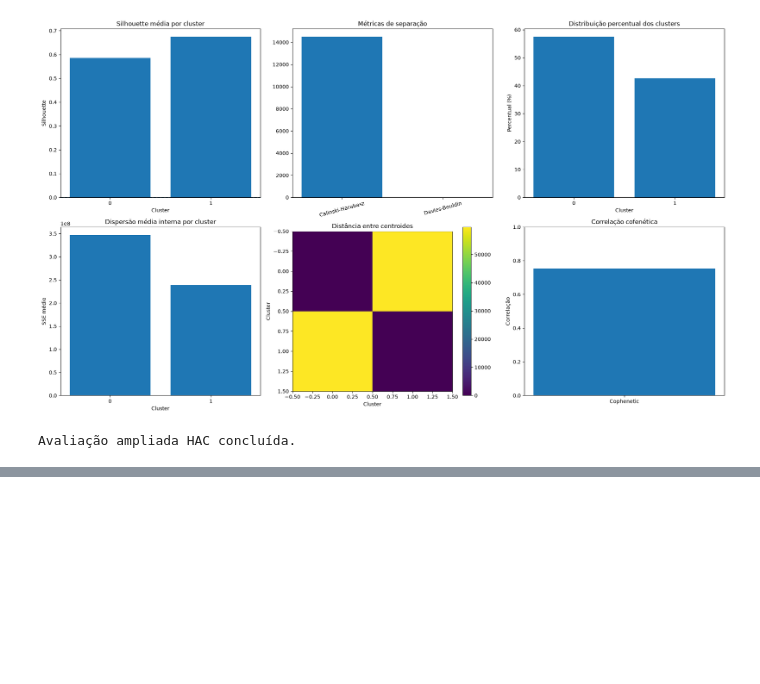
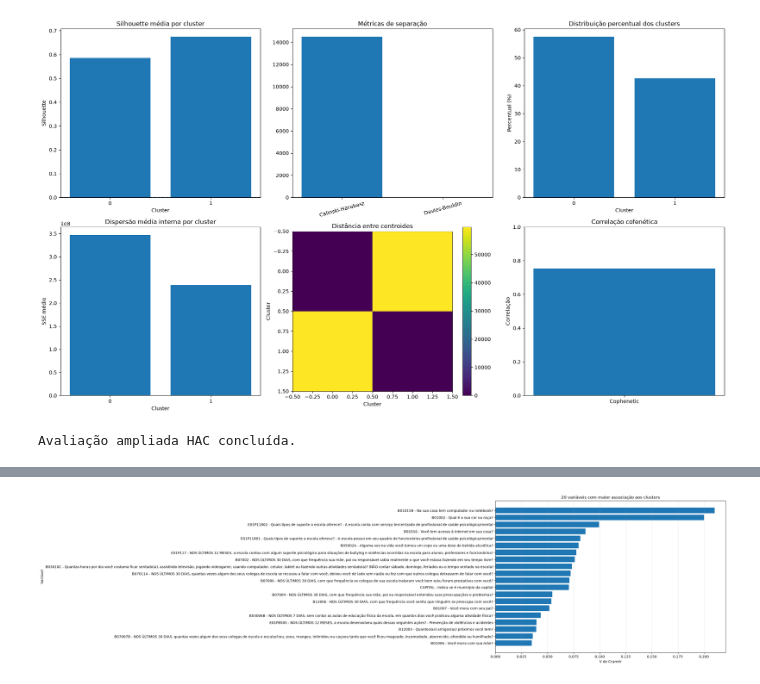
Before and after one commit to jacomassi04/Suicidio_adolescentes_Brasil, a Jupyter notebook: 05_K-Means_HAC_GMM_DBScan_pos_MCA (Nao supervisionados)/03_HAC_pos_MCA.ipynb, the cells around one changed output, grey strips where cells are left out. Drawn from its saved outputs; the diff is of its cells as text; code cells hidden in the pictures; blank space fills up the shorter version.

```diff
--- a/05_K-Means_HAC_GMM_DBScan_pos_MCA (Nao supervisionados)/03_HAC_pos_MCA.ipynb
+++ b/05_K-Means_HAC_GMM_DBScan_pos_MCA (Nao supervisionados)/03_HAC_pos_MCA.ipynb
@@ -786,0 +1271,98 @@ Avaliação ampliada HAC concluída.
+# %%
+# ============================================================
+# 13. ASSOCIAÇÃO ENTRE VARIÁVEIS E CLUSTERS
+# QUI-QUADRADO + V DE CRAMÉR
+# ============================================================
+
+resultados = []
+
+for variavel in variaveis:
+
+    tabela = pd.crosstab(
+        df_analise[variavel],
+        df_analise["Cluster"]
+    )
+
+    # Eliminar categorias sem observações
+    tabela = tabela.loc[
+        tabela.sum(axis=1) > 0,
+        tabela.sum(axis=0) > 0
+    ]
+
+    if tabela.shape[0] < 2 or tabela.shape[1] < 2:
+        continue
+
+    qui2, p_valor, gl, esperado = chi2_contingency(
+        tabela,
+        correction=False
+    )
+
+    n = tabela.to_numpy().sum()
+
+    menor_dimensao = min(
+        tabela.shape[0] - 1,
+        tabela.shape[1] - 1
+    )
+
+    if menor_dimensao <= 0:
+        continue
+
+    v_cramer = np.sqrt(
+        qui2 / (n * menor_dimensao)
+    )
+
+    resultados.append({
+        "Variavel": variavel,
+        "Qui_Quadrado": qui2,
+        "Graus_Liberdade": gl,
+        "P_Valor": p_valor,
+        "V_Cramer": v_cramer,
+        "Categorias": tabela.shape[0]
+    })
+
+df_associacao = pd.DataFrame(resultados)
+
+# ------------------------------------------------------------
+# CORREÇÃO DE MÚLTIPLOS TESTES
+# BENJAMINI-HOCHBERG
+# ------------------------------------------------------------
+
+if len(df_associacao) > 0:
+
+    df_associacao["P_Valor_Ajustado"] = multipletests(
+        df_associacao["P_Valor"],
+        method="fdr_bh"
+    )[1]
+
+    df_associacao = df_associacao.sort_values(
+        "V_Cramer",
+        ascending=False
+    )
+
+print("ASSOCIAÇÃO ENTRE VARIÁVEIS E CLUSTERS")
+
+display(df_associacao.round(5))
+
+# ------------------------------------------------------------
+# GRÁFICO - VARIÁVEIS MAIS ASSOCIADAS
+# ------------------------------------------------------------
+
+top_variaveis = df_associacao.head(20).sort_values(
+    "V_Cramer"
+)
+
+plt.figure(figsize=(12, 8))
+
+plt.barh(
+    top_variaveis["Variavel"],
+    top_variaveis["V_Cramer"]
+)
+
+plt.title("20 variáveis com maior associação aos clusters")
+plt.xlabel("V de Cramér")
+plt.ylabel("Variável")
+
+plt.grid(axis="x", alpha=0.3)
+plt.tight_layout()
+plt.show()
+# %% [output]
@@ -786,0 +1387 @@ Avaliação ampliada HAC concluída.
+[figure, added]
```
Also changed, not shown: parts of 6 cells of this notebook, 3 other files.
